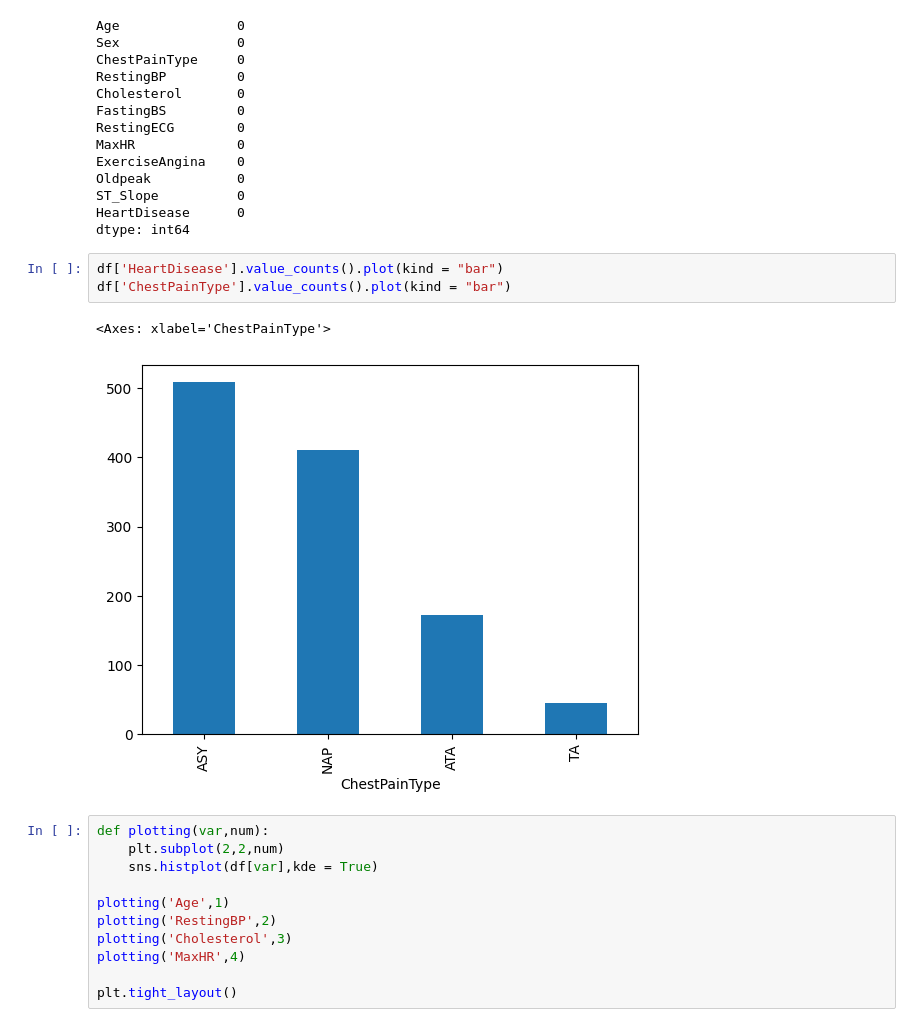
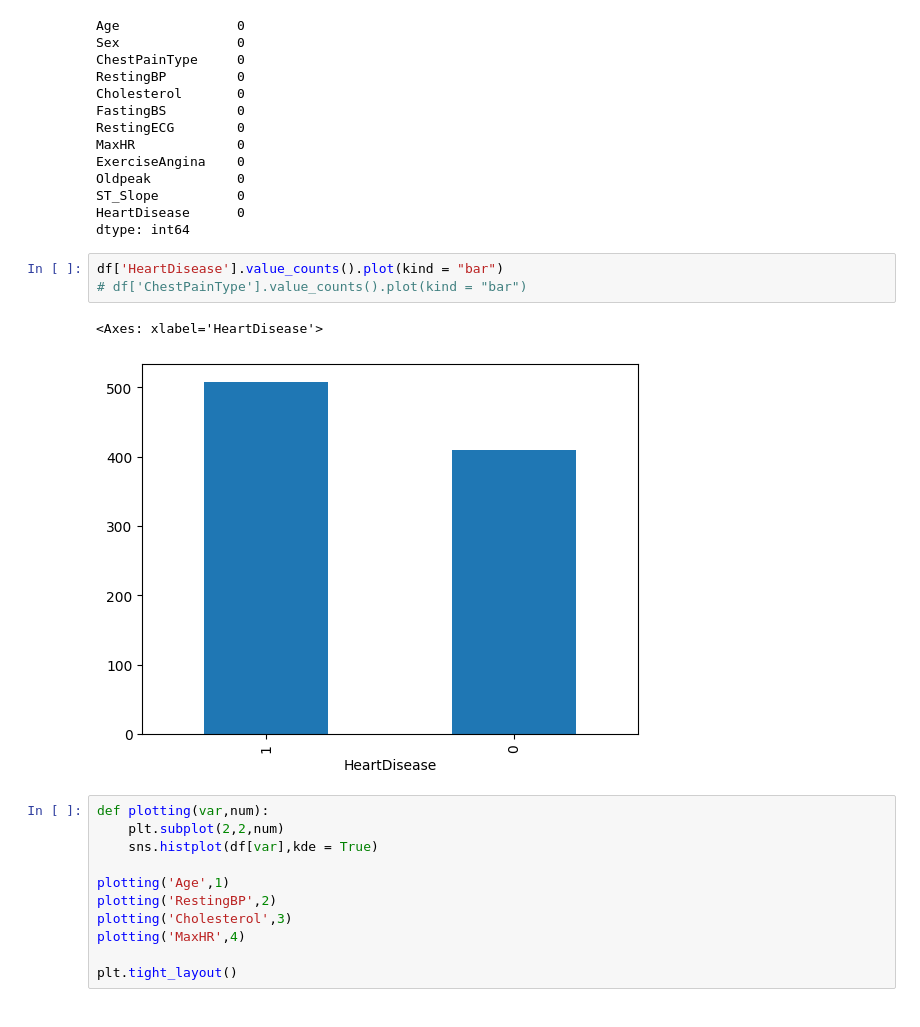
Before and after one commit to Mashook07/Machine-Learning, a Jupyter notebook: heart.ipynb, the cells around one changed output. Drawn from its saved outputs; the diff is of its cells as text.

```diff
--- a/heart.ipynb
+++ b/heart.ipynb
@@ -64,10 +64,10 @@ HeartDisease      0
 dtype: int64
 # %%
 df['HeartDisease'].value_counts().plot(kind = "bar")
-df['ChestPainType'].value_counts().plot(kind = "bar")
+# df['ChestPainType'].value_counts().plot(kind = "bar")
 # %% [output]
-<Axes: xlabel='ChestPainType'>
+<Axes: xlabel='HeartDisease'>
-[figure, old version]
+[figure, new version]
 # %%
 def plotting(var,num):
     plt.subplot(2,2,num)
```
Also changed, not shown: parts of 11 cells of this notebook.
